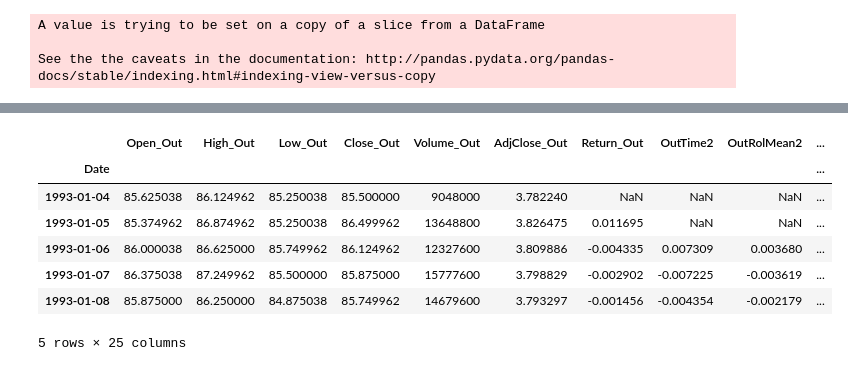
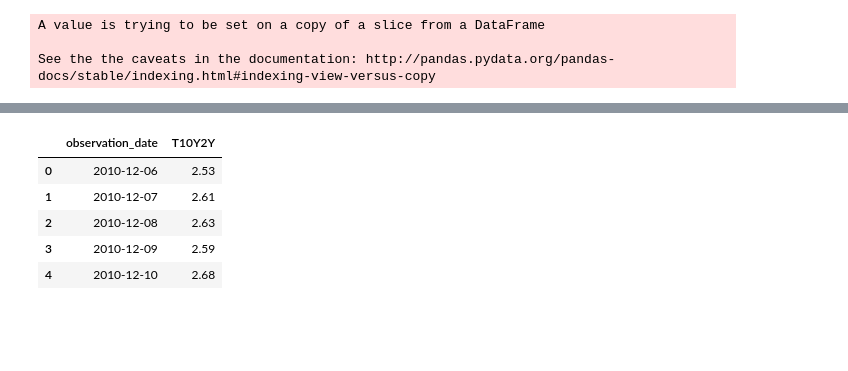
Before and after one commit to CS209-StockMarket/project, a Jupyter notebook: 109_Stock_Prediction.ipynb, the cells around one changed output, grey strips where cells are left out. Saved outputs shown, nothing was run; the diff lists cells and outputs as text; code cells hidden in the pictures; blank space fills up the shorter version.

```diff
--- a/109_Stock_Prediction.ipynb
+++ b/109_Stock_Prediction.ipynb
@@ -703,11 +821,41 @@ Accuracy on fold 10:  0.528596187175
+# %%
+path = '/Users/Kevin/Desktop/project/fundamendal_analysis_data/'
+#Read in CPI
+#Units = Index 1982-1984=100???
+cpi = pd.read_excel(path+'CPI.xls',index_col=0, parse_dates=True).reset_index()
+#Read in GDP
+#Units = billions
+#year|gdp|gdb of chained 2009 dollars | quarterly year| gdp | gdb of chained 2009 dollars
+gdp_yearly = pd.read_excel(path+'gdp_yearly.xls',index_col=0, parse_dates=True).reset_index()
+gdp_quaterly = pd.read_excel(path+'gdp_quarterly.xlsx',index_col=0, parse_dates=True).reset_index()
+#Read in M1
+m1 = pd.read_excel(path+'M1.xls',index_col=0, parse_dates=True).reset_index()
+#Read M2
+m2 = pd.read_excel(path+'M2.xls',index_col=0, parse_dates=True).reset_index()
+m2.observation_date = pd.Series([x.to_datetime().date() for x in m2.observation_date])
+#Read in Treasury 10/2
+#Unit percent, daily
+treasury_10_2 = pd.read_excel(path+'10_minus_2_treasury.xls',index_col=0, parse_dates=True).reset_index()
+#Read in Treasury 10
+#Unit percent
+treasury_10 = pd.read_excel(path+'10_year_treasury.xls',index_col=0, parse_dates=True).reset_index()
+treasury_10.DATE = pd.Series([x.to_datetime().date() for x in treasury_10.DATE])
+treasury_2 = pd.read_excel(path+'2_year_treasury.xls',index_col=0, parse_dates=True).reset_index()
+treasury_2.observation_date = pd.Series([x.to_datetime().date() for x in treasury_2.observation_date])
+path = '/Users/Kevin/Desktop/project/StocksProject/datasets/'
+international_indices_names = ['australia.csv','djia.csv','frankfurt.csv','hkong.csv',\
+                              'london.csv','nasdaq.csv','nikkei.csv','paris.csv','treasury.csv']
+international_indices = []
+for i in international_indices_names:
+    tmp = pd.read_csv(path+i,parse_dates=True).reset_index()
+    tmp.Date = pd.Series([datetime.datetime.strptime(x,'%Y-%m-%d').date() for x in tmp.Date])
+    international_indices.append(tmp)
 # %%
-out.head()
+treasury_10_2.head()
 # %% [output]
-|  | Open_Out | High_Out | Low_Out | Close_Out | Volume_Out | AdjClose_Out | Return_Out | OutTime2 | OutRolMean2 | ... |
-| Date |  |  |  |  |  |  |  |  |  | ... |
-| 1993-01-04 | 85.625038 | 86.124962 | 85.250038 | 85.500000 | 9048000 | 3.782240 | NaN | NaN | NaN | ... |
-| 1993-01-05 | 85.374962 | 86.874962 | 85.250038 | 86.499962 | 13648800 | 3.826475 | 0.011695 | NaN | NaN | ... |
-| 1993-01-06 | 86.000038 | 86.625000 | 85.749962 | 86.124962 | 12327600 | 3.809886 | -0.004335 | 0.007309 | 0.003680 | ... |
-| 1993-01-07 | 86.375038 | 87.249962 | 85.500000 | 85.875000 | 15777600 | 3.798829 | -0.002902 | -0.007225 | -0.003619 | ... |
-| 1993-01-08 | 85.875000 | 86.250000 | 84.875038 | 85.749962 | 14679600 | 3.793297 | -0.001456 | -0.004354 | -0.002179 | ... |
+|  | observation_date | T10Y2Y |
+| 0 | 2010-12-06 | 2.53 |
+| 1 | 2010-12-07 | 2.61 |
+| 2 | 2010-12-08 | 2.63 |
+| 3 | 2010-12-09 | 2.59 |
+| 4 | 2010-12-10 | 2.68 |
-5 rows × 25 columns
```
Also changed, not shown: parts of 18 cells of this notebook, 4 other files.
